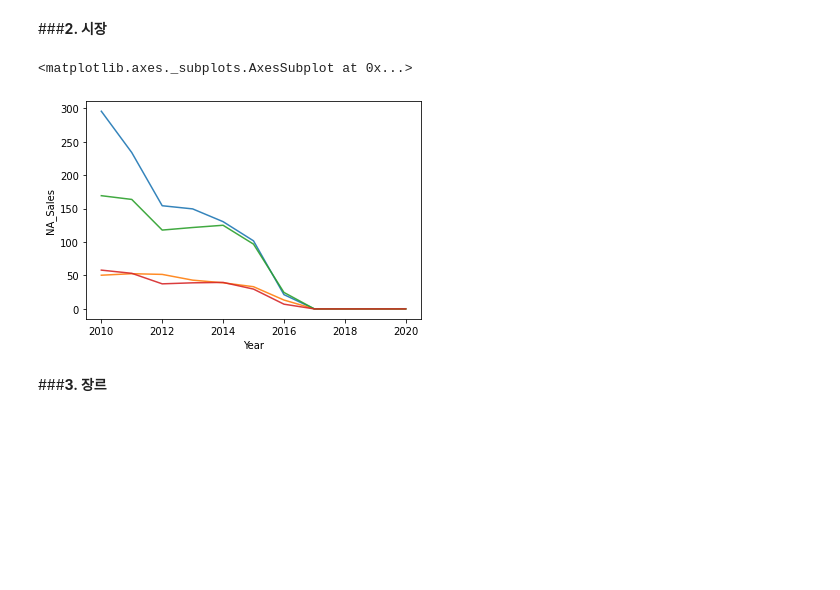
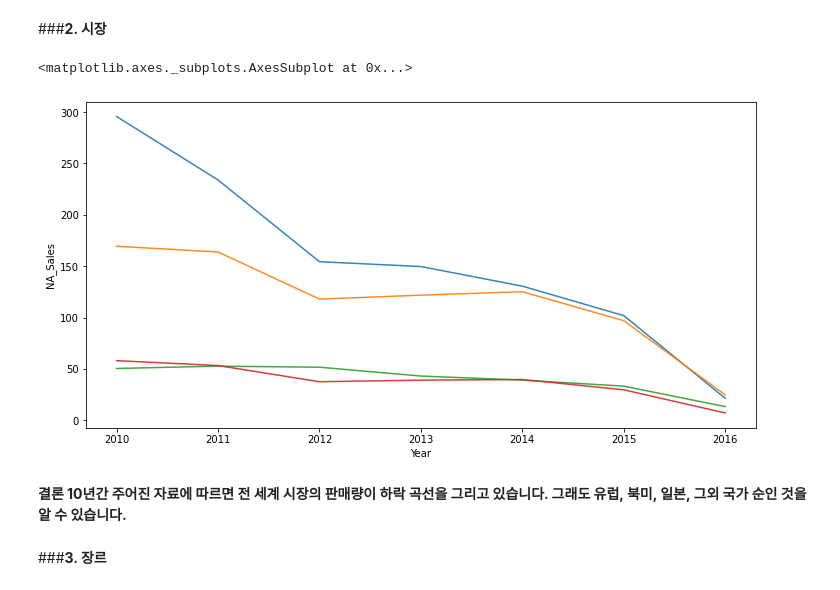
Before and after one commit to okok7272/CodeStatesProject, a Jupyter notebook: Section1/Project1_game_trends.ipynb, the cells around one changed output. Cells and saved outputs as stored; diff of their text form; code cells hidden in the pictures; blank space fills up the shorter version.

```diff
--- a/Section1/Project1_game_trends.ipynb
+++ b/Section1/Project1_game_trends.ipynb
@@ -962,20 +962,26 @@ sns.lineplot(x='Year',y='All_Sales',data=new_game_platform_all[new_platform_cond
 </br>플랫폼은 PS4을 우선적으로 정하여 개발을 하는 것이 좋다고 생각됩니다.
 # %% [markdown]
 ###**2. 시장**
+# %%
+year_condition2 = (new_game.Year<=2016)
+new_games = new_game[year_condition2]
 # %%
-ngames_yearNA=new_game.groupby('Year', as_index=False )['NA_Sales'].sum()
-ngames_yearEU=new_game.groupby('Year', as_index=False )['EU_Sales'].sum()
-ngames_yearJP=new_game.groupby('Year', as_index=False )['JP_Sales'].sum()
-ngames_yearOT=new_game.groupby('Year', as_index=False )['Other_Sales'].sum()
-ngames_yearALL=new_game.groupby('Year', as_index=False )['All_Sales'].sum()
+ngames_yearNA=new_games.groupby('Year', as_index=False )['NA_Sales'].sum()
+ngames_yearEU=new_games.groupby('Year', as_index=False )['EU_Sales'].sum()
+ngames_yearJP=new_games.groupby('Year', as_index=False )['JP_Sales'].sum()
+ngames_yearOT=new_games.groupby('Year', as_index=False )['Other_Sales'].sum()
+ngames_yearALL=new_games.groupby('Year', as_index=False )['All_Sales'].sum()
 #sns.lineplot(x='Year',y='All_Sales',data=ngames_yearALL,ci=False,alpha=0.9,palette='pastel' )
+plt.figure(figsize=(12,6))
 sns.lineplot(x='Year',y='NA_Sales',data=ngames_yearNA,ci=False,alpha=0.9,palette='pastel' )
+sns.lineplot(x='Year',y='EU_Sales',data=ngames_yearEU,ci=False,alpha=0.9,palette='pastel' )
 sns.lineplot(x='Year',y='JP_Sales',data=ngames_yearJP,ci=False,alpha=0.9,palette='pastel' )
-sns.lineplot(x='Year',y='EU_Sales',data=ngames_yearEU,ci=False,alpha=0.9,palette='pastel' )
 sns.lineplot(x='Year',y='Other_Sales',data=ngames_yearOT,ci=False,alpha=0.9,palette='pastel' )
 # %% [output]
 <matplotlib.axes._subplots.AxesSubplot at 0x...>
-[figure, old version]
+[figure, new version]
+# %% [markdown]
+**결론 10년간 주어진 자료에 따르면 전 세계 시장의 판매량이 하락 곡선을 그리고 있습니다. 그래도 유럽, 북미, 일본, 그외 국가 순인 것을 알 수 있습니다.**
 # %% [markdown]
 ###**3. 장르**
 # %%
```
